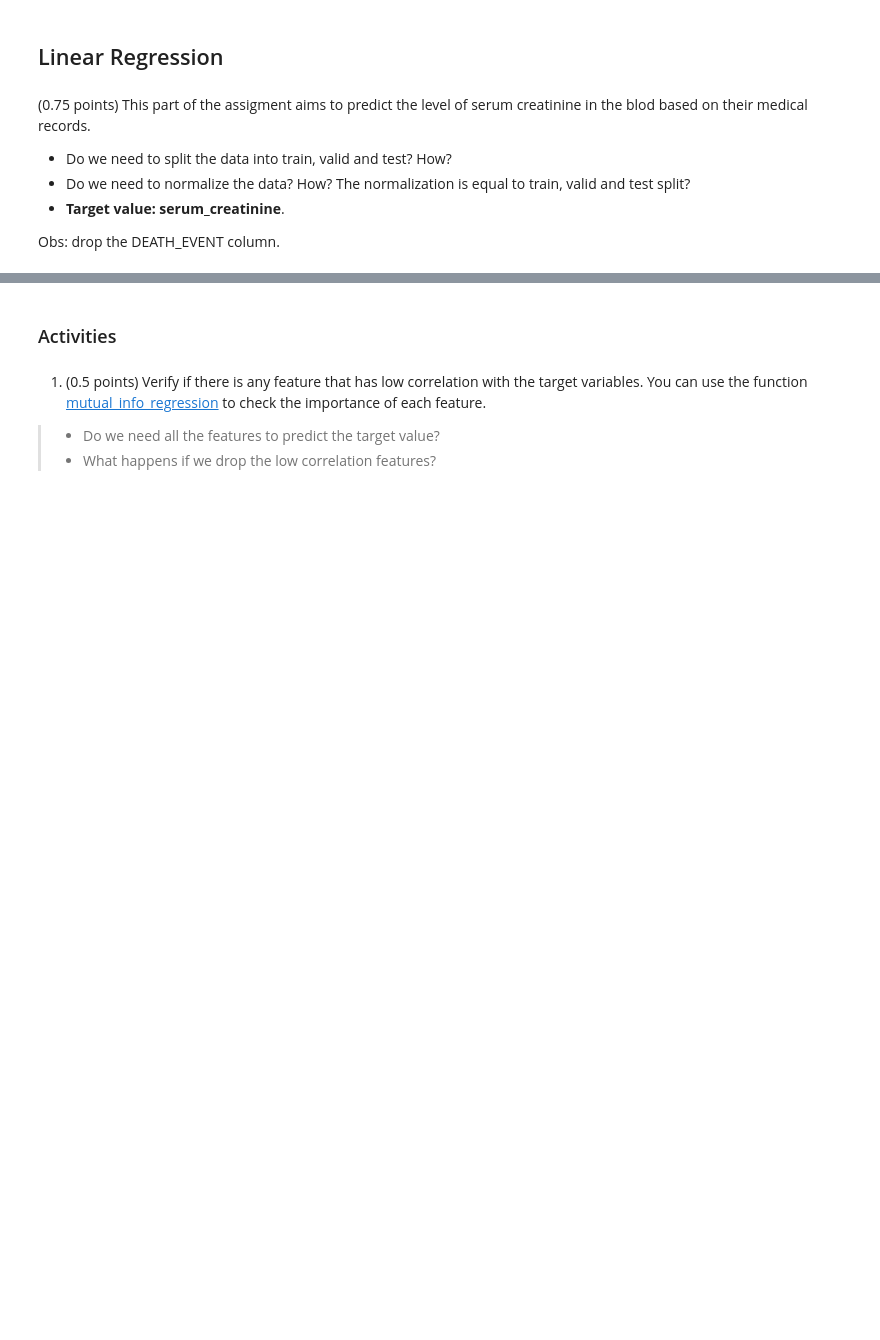
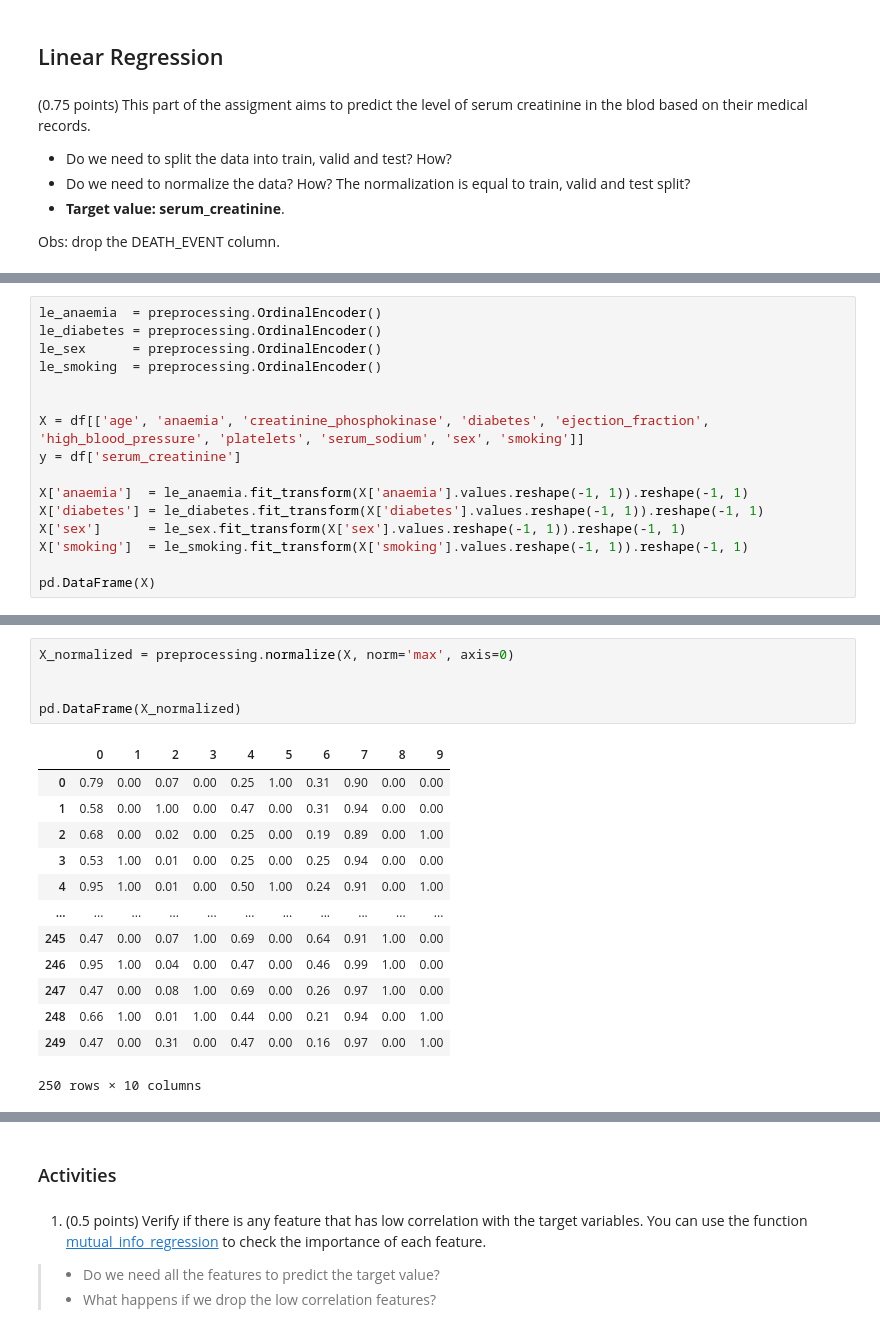
Before and after one commit to GabrielBG0/MLPR-Unicamp, a Jupyter notebook: T2/T2_Classical_Techniques.ipynb, the cells around one changed output, grey strips where cells are left out. Cells and saved outputs as stored; diff of their text form; blank space fills up the shorter version.

```diff
--- a/T2/T2_Classical_Techniques.ipynb
+++ b/T2/T2_Classical_Techniques.ipynb
@@ -331,0 +356,16 @@ Obs: drop the DEATH_EVENT column.
+# %%
+le_anaemia  = preprocessing.OrdinalEncoder()
+le_diabetes = preprocessing.OrdinalEncoder()
+le_sex      = preprocessing.OrdinalEncoder()
+le_smoking  = preprocessing.OrdinalEncoder()
+
+
+X = df[['age', 'anaemia', 'creatinine_phosphokinase', 'diabetes', 'ejection_fraction', 'high_blood_pressure', 'platelets', 'serum_sodium', 'sex', 'smoking']]
+y = df['serum_creatinine']
+
+X['anaemia']  = le_anaemia.fit_transform(X['anaemia'].values.reshape(-1, 1)).reshape(-1, 1)
+X['diabetes'] = le_diabetes.fit_transform(X['diabetes'].values.reshape(-1, 1)).reshape(-1, 1)
+X['sex']      = le_sex.fit_transform(X['sex'].values.reshape(-1, 1)).reshape(-1, 1)
+X['smoking']  = le_smoking.fit_transform(X['smoking'].values.reshape(-1, 1)).reshape(-1, 1)
+
+pd.DataFrame(X)
@@ -331,0 +386,19 @@ Obs: drop the DEATH_EVENT column.
+# %%
+X_normalized = preprocessing.normalize(X, norm='max', axis=0)
+
+
+pd.DataFrame(X_normalized)
+# %% [output]
+|  | 0 | 1 | 2 | 3 | 4 | 5 | 6 | 7 | 8 | 9 |
+| 0 | 0.79 | 0.00 | 0.07 | 0.00 | 0.25 | 1.00 | 0.31 | 0.90 | 0.00 | 0.00 |
+| 1 | 0.58 | 0.00 | 1.00 | 0.00 | 0.47 | 0.00 | 0.31 | 0.94 | 0.00 | 0.00 |
+| 2 | 0.68 | 0.00 | 0.02 | 0.00 | 0.25 | 0.00 | 0.19 | 0.89 | 0.00 | 1.00 |
+| 3 | 0.53 | 1.00 | 0.01 | 0.00 | 0.25 | 0.00 | 0.25 | 0.94 | 0.00 | 0.00 |
+| 4 | 0.95 | 1.00 | 0.01 | 0.00 | 0.50 | 1.00 | 0.24 | 0.91 | 0.00 | 1.00 |
+| ... | ... | ... | ... | ... | ... | ... | ... | ... | ... | ... |
+| 245 | 0.47 | 0.00 | 0.07 | 1.00 | 0.69 | 0.00 | 0.64 | 0.91 | 1.00 | 0.00 |
+| 246 | 0.95 | 1.00 | 0.04 | 0.00 | 0.47 | 0.00 | 0.46 | 0.99 | 1.00 | 0.00 |
+| 247 | 0.47 | 0.00 | 0.08 | 1.00 | 0.69 | 0.00 | 0.26 | 0.97 | 1.00 | 0.00 |
+| 248 | 0.66 | 1.00 | 0.01 | 1.00 | 0.44 | 0.00 | 0.21 | 0.94 | 0.00 | 1.00 |
+| 249 | 0.47 | 0.00 | 0.31 | 0.00 | 0.47 | 0.00 | 0.16 | 0.97 | 0.00 | 1.00 |
+250 rows × 10 columns
```
Also changed, not shown: parts of 12 cells of this notebook.
